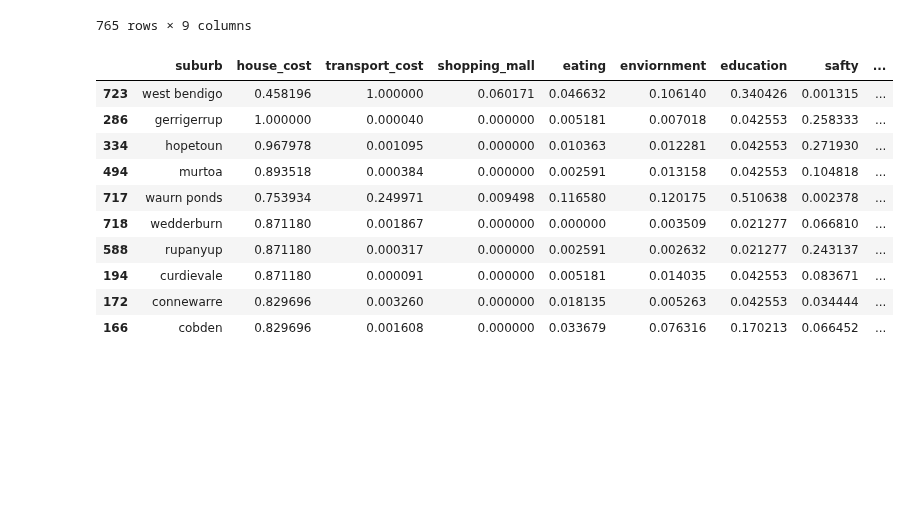
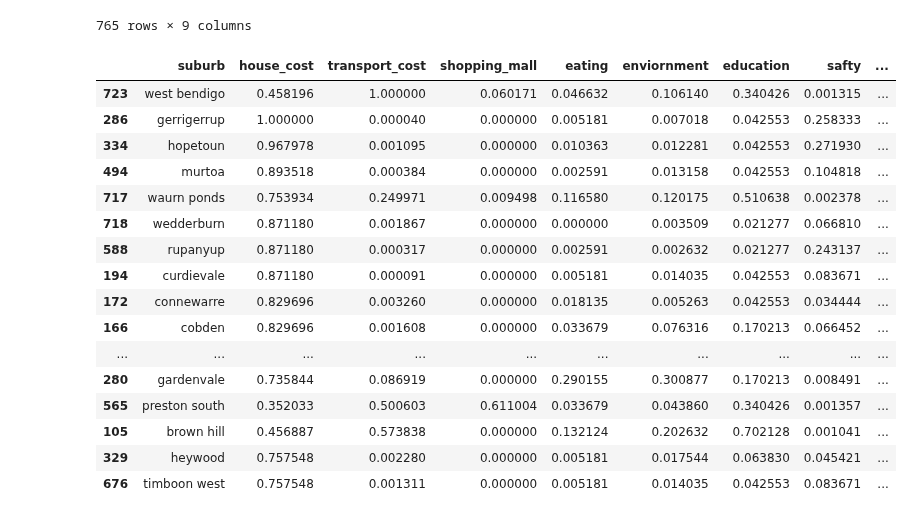
Before and after one commit to MAST30034-Applied-Data-Science/generic-real-estate-consulting-project-group-12, a Jupyter notebook: notebooks/final.ipynb, the cells around one changed output. Cells and saved outputs as stored; diff of their text form; code cells hidden in the pictures; blank space fills up the shorter version.

```diff
--- a/notebooks/final.ipynb
+++ b/notebooks/final.ipynb
@@ -1163,18 +1163,26 @@ livable_index = details_df['house_cost'] * 0.3 + details_df['transport_cost'] *
 + details_df['eating']*0.1 + details_df['enviornment']*0.08+details_df['education']*0.05 +details_df['safty']*0.15+ details_df['health_care']*0.08
 details_df['livable_index'] = livable_index
 # %%
-livable = details_df.sort_values(by = 'livable_index', ascending=False)[:10]
+livable = details_df.sort_values(by = 'livable_index', ascending=False)[:20]
 livable
-# livable.to_csv('../data/curated/livable.csv')
+livable.to_csv('../data/curated/livable.csv')
-# %% [output]
-|  | suburb | house_cost | transport_cost | shopping_mall | eating | enviornment | education | safty | ... |
-| 723 | west bendigo | 0.458196 | 1.000000 | 0.060171 | 0.046632 | 0.106140 | 0.340426 | 0.001315 | ... |
-| 286 | gerrigerrup | 1.000000 | 0.000040 | 0.000000 | 0.005181 | 0.007018 | 0.042553 | 0.258333 | ... |
-| 334 | hopetoun | 0.967978 | 0.001095 | 0.000000 | 0.010363 | 0.012281 | 0.042553 | 0.271930 | ... |
-| 494 | murtoa | 0.893518 | 0.000384 | 0.000000 | 0.002591 | 0.013158 | 0.042553 | 0.104818 | ... |
-| 717 | waurn ponds | 0.753934 | 0.249971 | 0.009498 | 0.116580 | 0.120175 | 0.510638 | 0.002378 | ... |
-| 718 | wedderburn | 0.871180 | 0.001867 | 0.000000 | 0.000000 | 0.003509 | 0.021277 | 0.066810 | ... |
-| 588 | rupanyup | 0.871180 | 0.000317 | 0.000000 | 0.002591 | 0.002632 | 0.021277 | 0.243137 | ... |
-| 194 | curdievale | 0.871180 | 0.000091 | 0.000000 | 0.005181 | 0.014035 | 0.042553 | 0.083671 | ... |
-| 172 | connewarre | 0.829696 | 0.003260 | 0.000000 | 0.018135 | 0.005263 | 0.042553 | 0.034444 | ... |
-| 166 | cobden | 0.829696 | 0.001608 | 0.000000 | 0.033679 | 0.076316 | 0.170213 | 0.066452 | ... |
+# %%
+livable
+# %% [output]
+|  | suburb | house_cost | transport_cost | shopping_mall | eating | enviornment | education | safty | ... |
+| 723 | west bendigo | 0.458196 | 1.000000 | 0.060171 | 0.046632 | 0.106140 | 0.340426 | 0.001315 | ... |
+| 286 | gerrigerrup | 1.000000 | 0.000040 | 0.000000 | 0.005181 | 0.007018 | 0.042553 | 0.258333 | ... |
+| 334 | hopetoun | 0.967978 | 0.001095 | 0.000000 | 0.010363 | 0.012281 | 0.042553 | 0.271930 | ... |
+| 494 | murtoa | 0.893518 | 0.000384 | 0.000000 | 0.002591 | 0.013158 | 0.042553 | 0.104818 | ... |
+| 717 | waurn ponds | 0.753934 | 0.249971 | 0.009498 | 0.116580 | 0.120175 | 0.510638 | 0.002378 | ... |
+| 718 | wedderburn | 0.871180 | 0.001867 | 0.000000 | 0.000000 | 0.003509 | 0.021277 | 0.066810 | ... |
+| 588 | rupanyup | 0.871180 | 0.000317 | 0.000000 | 0.002591 | 0.002632 | 0.021277 | 0.243137 | ... |
+| 194 | curdievale | 0.871180 | 0.000091 | 0.000000 | 0.005181 | 0.014035 | 0.042553 | 0.083671 | ... |
+| 172 | connewarre | 0.829696 | 0.003260 | 0.000000 | 0.018135 | 0.005263 | 0.042553 | 0.034444 | ... |
+| 166 | cobden | 0.829696 | 0.001608 | 0.000000 | 0.033679 | 0.076316 | 0.170213 | 0.066452 | ... |
+| ... | ... | ... | ... | ... | ... | ... | ... | ... | ... |
+| 280 | gardenvale | 0.735844 | 0.086919 | 0.000000 | 0.290155 | 0.300877 | 0.170213 | 0.008491 | ... |
+| 565 | preston south | 0.352033 | 0.500603 | 0.611004 | 0.033679 | 0.043860 | 0.340426 | 0.001357 | ... |
+| 105 | brown hill | 0.456887 | 0.573838 | 0.000000 | 0.132124 | 0.202632 | 0.702128 | 0.001041 | ... |
+| 329 | heywood | 0.757548 | 0.002280 | 0.000000 | 0.005181 | 0.017544 | 0.063830 | 0.045421 | ... |
+| 676 | timboon west | 0.757548 | 0.001311 | 0.000000 | 0.005181 | 0.014035 | 0.042553 | 0.083671 | ... |
```
Also changed, not shown: parts of 4 cells of this notebook.
